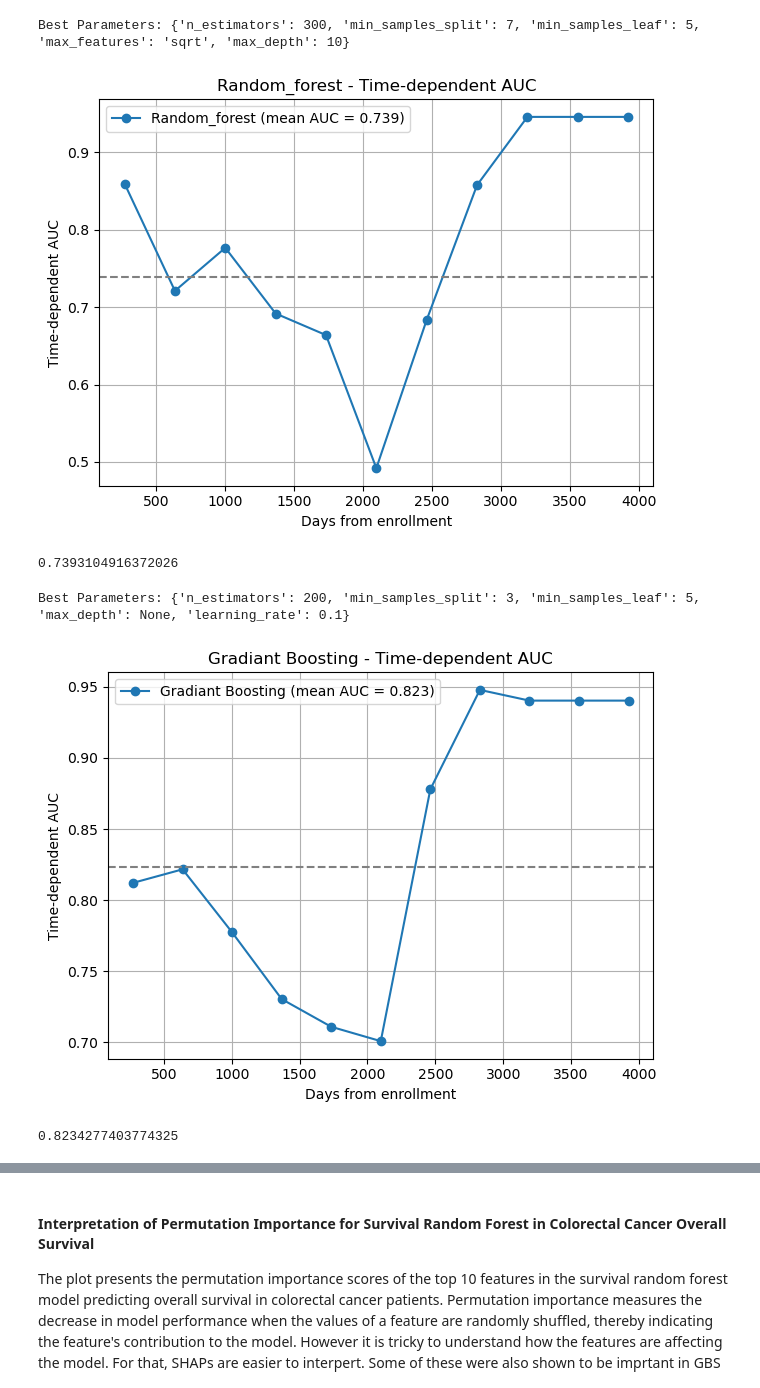
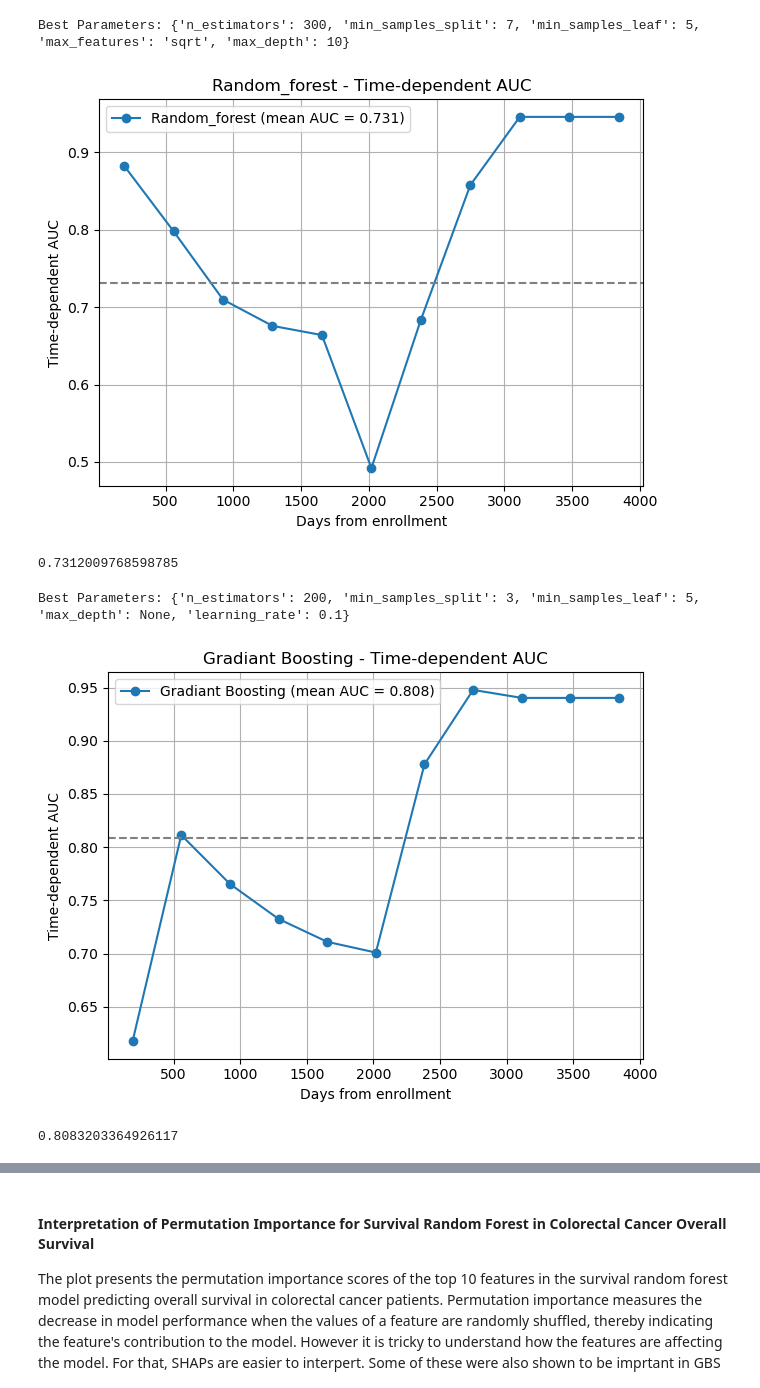
Before and after one commit to RandFa/CRC_cancer, a Jupyter notebook: notebooks/04_survival.ipynb, the cells around one changed output, grey strips where cells are left out. Drawn from its saved outputs; the diff is of its cells as text; code cells hidden in the pictures.

```diff
--- a/notebooks/04_survival.ipynb
+++ b/notebooks/04_survival.ipynb
@@ -264,31 +268,31 @@ Best Parameters: {'n_estimators': 300, 'min_samples_split': 7, 'min_samples_leaf
 # %%
 os.makedirs("../results/cancer_survival", exist_ok=True)
 # %% AUC Plotting function to be used later
 def plot_auc(model_name, y_train, y_test, preds, intervals, output_dir):
     """
     Plot and save time-dependent AUC curve.
     """
     auc, mean_auc = cumulative_dynamic_auc(y_train, y_test, preds, intervals)
     plt.figure()
     plt.plot(intervals, auc, marker="o", label=f"{model_name} (mean AUC = {mean_auc:.3f})")
     plt.axhline(mean_auc, linestyle="--", color='gray')
     plt.xlabel("Days from enrollment")
     plt.ylabel("Time-dependent AUC")
     plt.title(f"{model_name} - Time-dependent AUC")
     plt.grid(True)
     plt.legend()
     plt.tight_layout()
     plt.savefig(os.path.join(output_dir, f"{model_name}_auc_plot.png"))
     plt.show()
     plt.close()
     return mean_auc
 #plot random forest AUC
-y_min,y_max = np.min(y_test['time']), np.max(y_test['time'])
-intervals = np.arange(y_min+90,y_max,365)
+y_min,y_max = np.min(y_test['time']+10), np.max(y_test['time'])
+intervals = np.arange(y_min,y_max,365)
 plot_auc("Random_forest",y_train,y_test,rsf_predict,intervals, "../results/cancer_survival")
 # %% [output]
-[figure, old version]
+[figure, new version]
-0.7393104916372026
+0.7312009768598785
 # %%
 # define the gradient boosting forest model
 gbs = GradientBoostingSurvivalAnalysis(random_state=42)
@@ -328,8 +332,8 @@ Best Parameters: {'n_estimators': 200, 'min_samples_split': 3, 'min_samples_leaf
 # plot AUC
 plot_auc('Gradiant Boosting',y_train,y_test,gbs_predict,intervals, "../results/cancer_survival")
 # %% [output]
-[figure, old version]
+[figure, new version]
-0.8234277403774325
+0.8083203364926117
 # %%
 # model evaluation with c index and brier score
 
```
Also changed, not shown: parts of 4 cells of this notebook, 7 other files.
